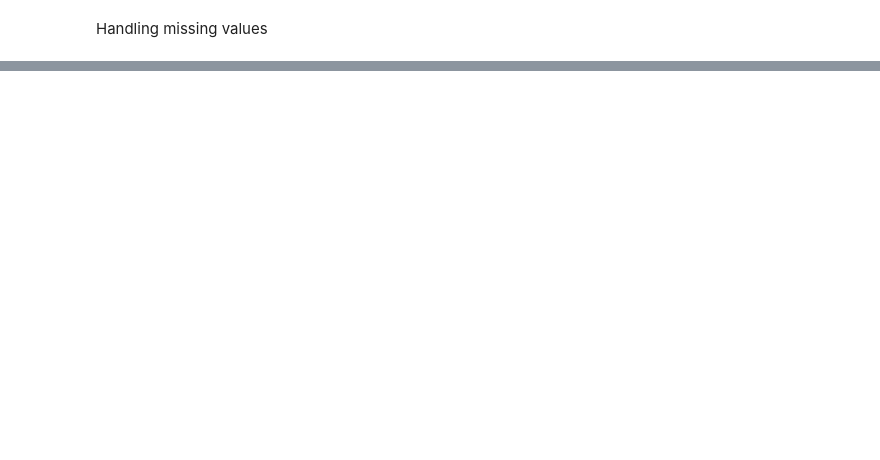
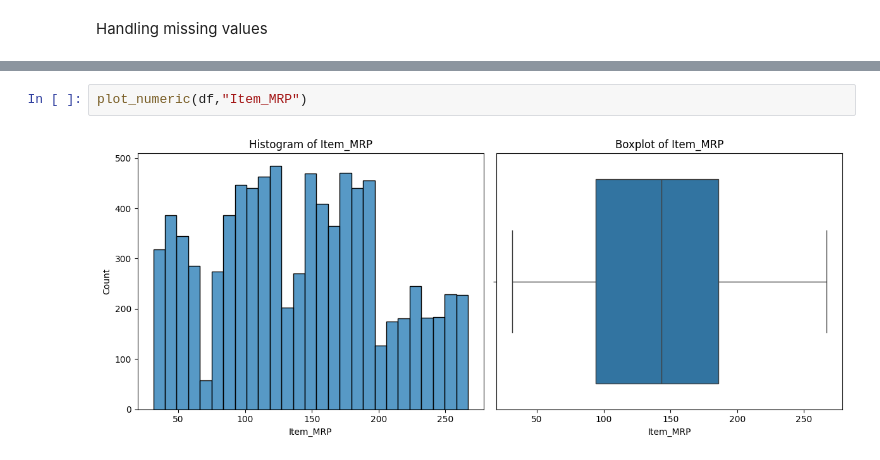
Before and after one commit to samirakhalil1993/Big-Mark-Sales, a Jupyter notebook: bigmart_sales_data.ipynb, the cells around one changed output, grey strips where cells are left out. Drawn from its saved outputs; the diff is of its cells as text; blank space fills up the shorter version.

```diff
--- a/bigmart_sales_data.ipynb
+++ b/bigmart_sales_data.ipynb
@@ -135,0 +167,4 @@ bigmart_df.describe()
+# %%
+plot_numeric(df,"Item_MRP")
+# %% [output]
+[figure, added]
```
Also changed, not shown: parts of 35 cells of this notebook.
